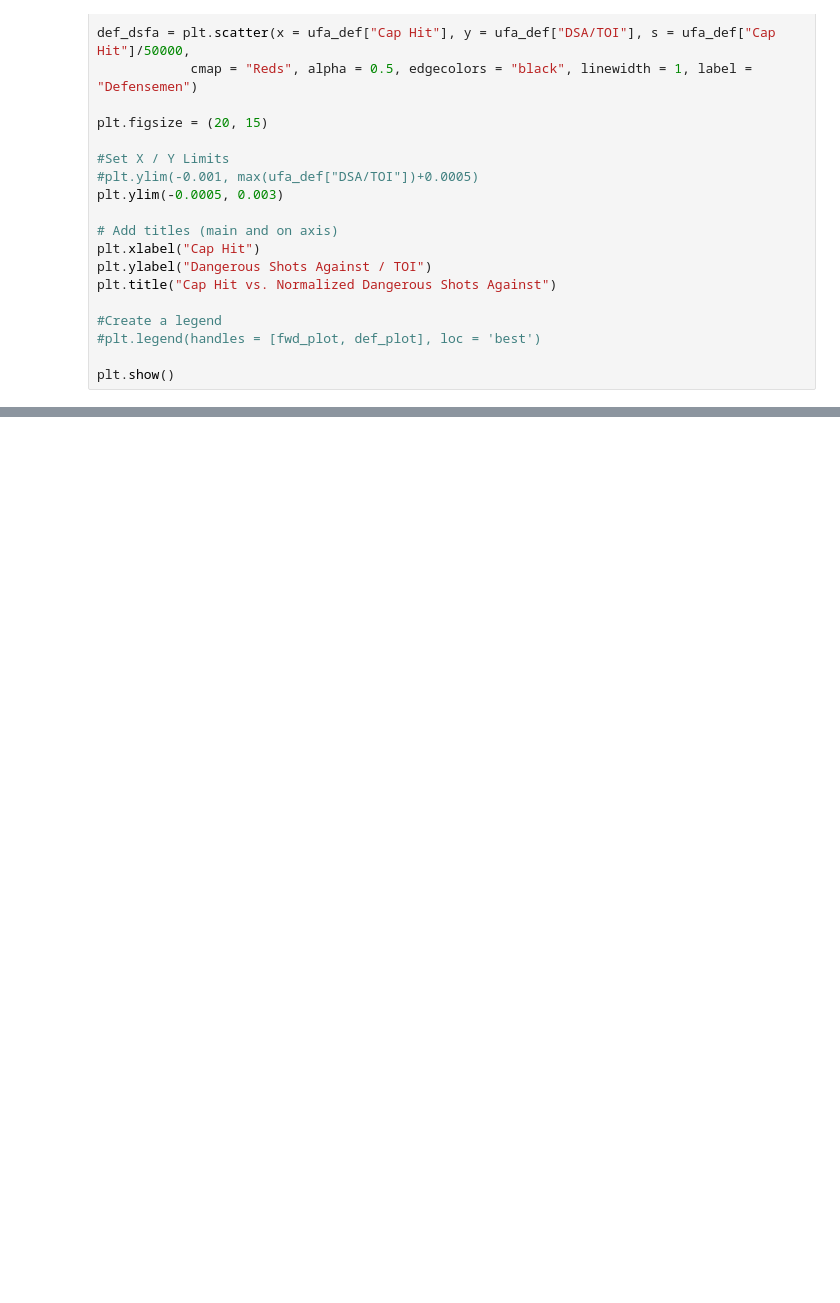
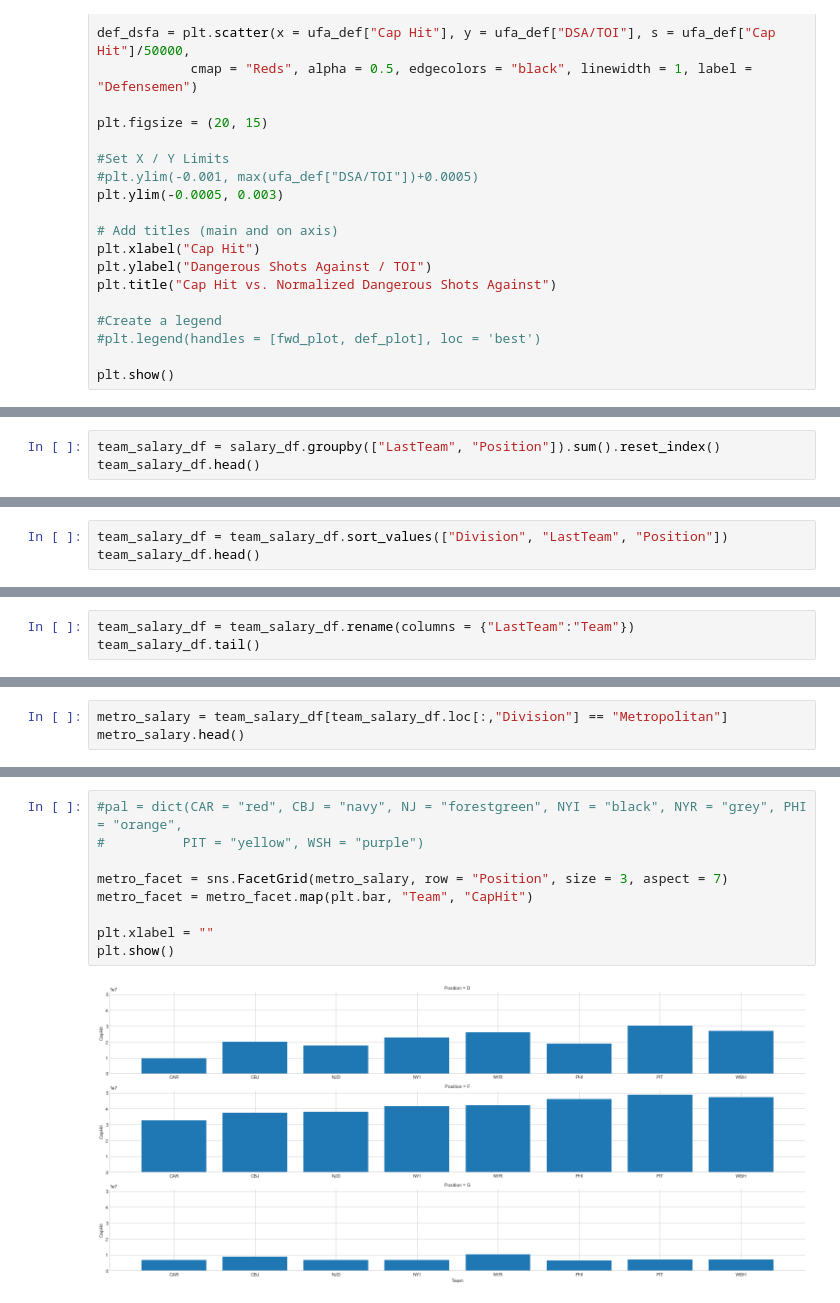
Before and after one commit to cjgargano/UCI-Project-01, a Jupyter notebook: NHL_Data_Analysis.ipynb, the cells around one changed output, grey strips where cells are left out. Saved outputs shown, nothing was run; the diff lists cells and outputs as text; blank space fills up the shorter version.

```diff
--- a/NHL_Data_Analysis.ipynb
+++ b/NHL_Data_Analysis.ipynb
@@ -653,0 +665,3 @@ plt.show()
+# %%
+team_salary_df = salary_df.groupby(["LastTeam", "Position"]).sum().reset_index()
+team_salary_df.head()
@@ -653,0 +720,3 @@ plt.show()
+# %%
+team_salary_df = team_salary_df.sort_values(["Division", "LastTeam", "Position"])
+team_salary_df.head()
@@ -653,0 +730,3 @@ plt.show()
+# %%
+team_salary_df = team_salary_df.rename(columns = {"LastTeam":"Team"})
+team_salary_df.tail()
@@ -653,0 +740,3 @@ plt.show()
+# %%
+metro_salary = team_salary_df[team_salary_df.loc[:,"Division"] == "Metropolitan"]
+metro_salary.head()
@@ -653,0 +750,11 @@ plt.show()
+# %%
+#pal = dict(CAR = "red", CBJ = "navy", NJ = "forestgreen", NYI = "black", NYR = "grey", PHI = "orange",
+#          PIT = "yellow", WSH = "purple")
+
+metro_facet = sns.FacetGrid(metro_salary, row = "Position", size = 3, aspect = 7)
+metro_facet = metro_facet.map(plt.bar, "Team", "CapHit")
+
+plt.xlabel = ""
+plt.show()
+# %% [output]
+[figure, added]
```
Also changed, not shown: parts of 9 cells of this notebook, 3 other files.
